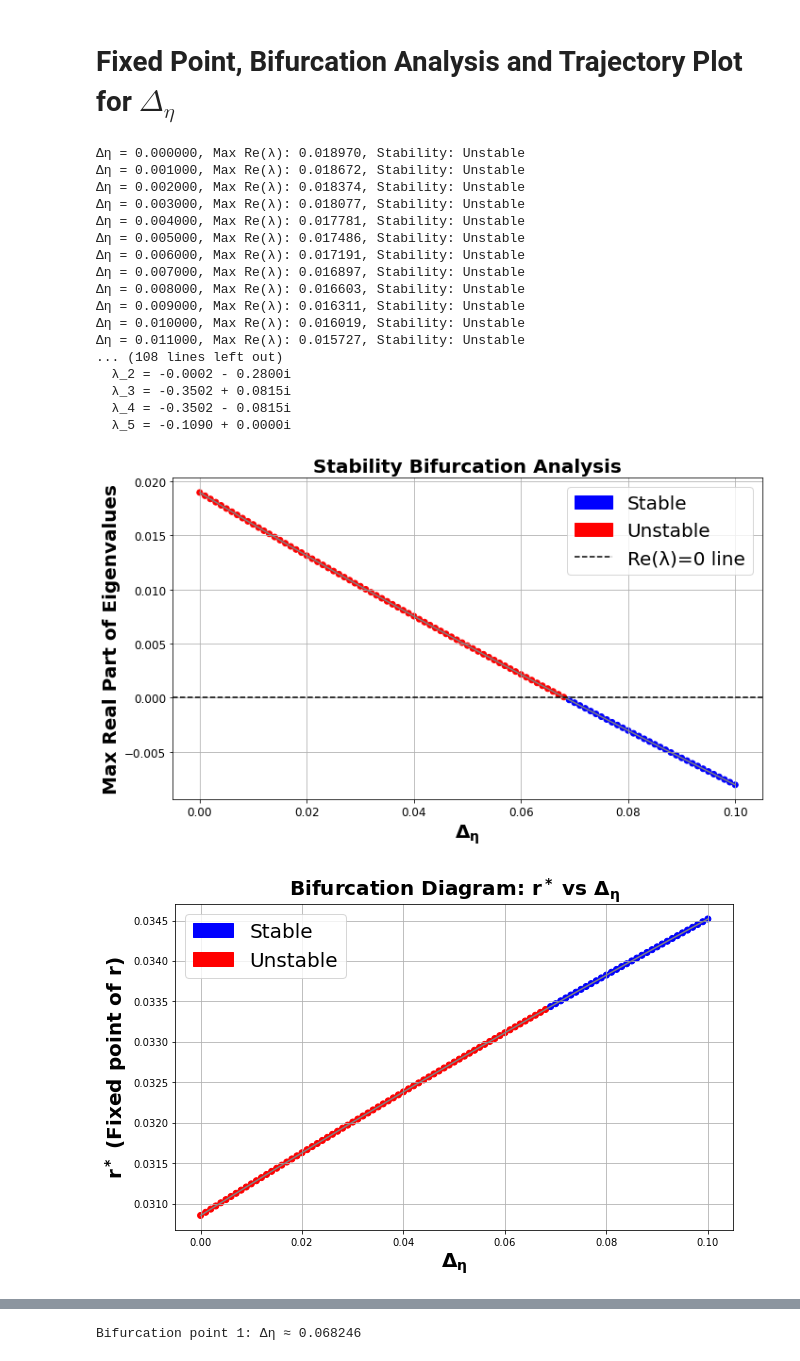
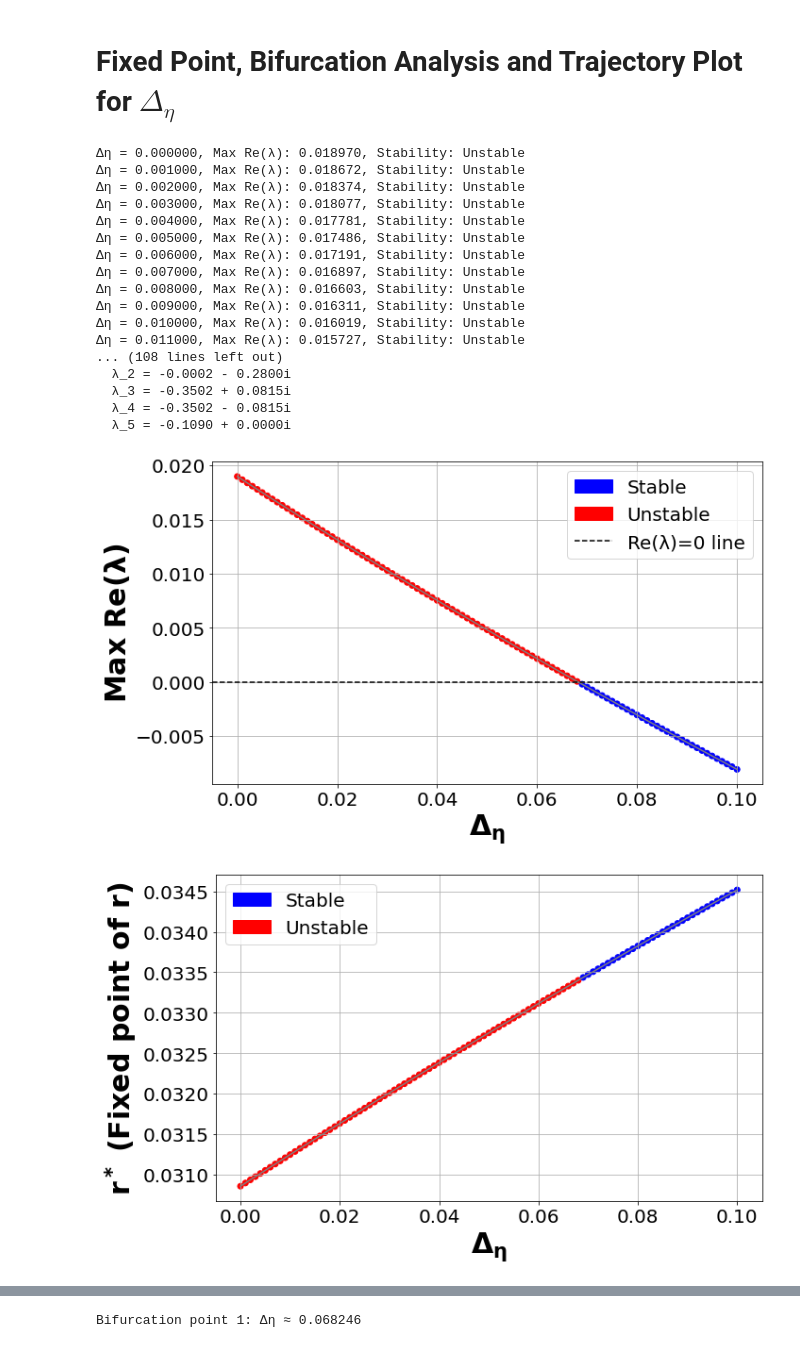
Before and after one commit to davidkelly2002/Final_Year_Thesis_Code, a Jupyter notebook: Bifurcation Analysis (DeltaBar and EtaBar) (Chapter 4).ipynb, the cells around one changed output, grey strips where cells are left out. Saved outputs shown, nothing was run; the diff lists cells and outputs as text; code cells hidden in the pictures.

```diff
--- a/Bifurcation Analysis (DeltaBar and EtaBar) (Chapter 4).ipynb
+++ b/Bifurcation Analysis (DeltaBar and EtaBar) (Chapter 4).ipynb
@@ -804,16 +810,17 @@ plt.figure(figsize=(10, 6))
 plt.plot(delta_success, max_real_eigvals, color='gray')
 plt.scatter(delta_success, max_real_eigvals, c=colors)
 plt.axhline(0, color='black', linestyle='--', label='Re(λ)=0 line')
-plt.xlabel(r'$\mathbf{\Delta_{\eta}}$', fontsize=20, fontweight='bold')
-plt.ylabel('Max Real Part of Eigenvalues', fontsize=20, fontweight='bold')
-plt.title('Stability Bifurcation Analysis', fontsize=20, fontweight='bold')
+plt.xlabel(r'$\mathbf{\Delta_{\eta}}$', fontsize=30, fontweight='bold')
+plt.ylabel(r'Max Re($\mathbf{\lambda}$)', fontsize=30, fontweight='bold')
+#plt.title('Stability Bifurcation Analysis', fontsize=20, fontweight='bold')
 plt.grid(True)
 plt.legend(handles=[
     stable_patch,
     unstable_patch,
     plt.Line2D([0], [0], color='black', linestyle='--', label="Re(λ)=0 line")
 ], fontsize=20)
-plt.tick_params(axis='both', which='major', labelsize=12)
+plt.xticks(fontsize=20)
+plt.yticks(fontsize=20)
 plt.tight_layout()
 plt.savefig('BifurcationDiagramDelta.png')
 plt.show()
@@ -822,42 +829,48 @@ plt.show()
 plt.figure(figsize=(10, 6))
 plt.scatter(delta_success, r_fixed, c=colors)
 plt.plot(delta_success, r_fixed, color='gray', linestyle='-')
-plt.xlabel(r'$\mathbf{\Delta_{\eta}}$', fontsize=20, fontweight='bold')
-plt.ylabel(r'$\mathbf{r^*}$ (Fixed point of $\mathbf{r}$)', fontsize=20, fontweight='bold')
-plt.title(r'Bifurcation Diagram: $\mathbf{r^*}$ vs $\mathbf{\Delta_{\eta}}$', fontsize=20, fontweight='bold')
+plt.xlabel(r'$\mathbf{\Delta_{\eta}}$', fontsize=30, fontweight='bold')
+plt.ylabel(r'$\mathbf{r^*}$ (Fixed point of $\mathbf{r}$)', fontsize=30, fontweight='bold')
+#plt.title(r'Bifurcation Diagram: $\mathbf{r^*}$ vs $\mathbf{\Delta_{\eta}}$', fontsize=20, fontweight='bold')
 plt.grid(True)
 plt.legend(handles=[stable_patch, unstable_patch], fontsize=20)
+plt.xticks(fontsize=20)
+plt.yticks(fontsize=20)
+plt.tight_layout()
 plt.savefig('BifurcationDiagramRDelta.png')
 plt.show()
 
 # Plot: v* vs Delta_eta
 plt.figure(figsize=(10, 6))
 plt.scatter(delta_success, v_fixed, c=colors)
 plt.plot(delta_success, v_fixed, color='gray', linestyle='-')
-plt.xlabel(r'$\mathbf{\Delta_{\eta}}$', fontsize=20, fontweight='bold')
-plt.ylabel(r'$\mathbf{v^*}$ (Fixed point of $\mathbf{v}$)', fontsize=20, fontweight='bold')
-plt.title(r'Bifurcation Diagram: $\mathbf{v^*}$ vs $\mathbf{\Delta_{\eta}}$', fontsize=20, fontweight='bold')
+plt.xlabel(r'$\mathbf{\Delta_{\eta}}$', fontsize=30, fontweight='bold')
+plt.ylabel(r'$\mathbf{v^*}$ (Fixed point of $\mathbf{v}$)', fontsize=30, fontweight='bold')
+#plt.title(r'Bifurcation Diagram: $\mathbf{v^*}$ vs $\mathbf{\Delta_{\eta}}$', fontsize=20, fontweight='bold')
 plt.grid(True)
 plt.legend(handles=[stable_patch, unstable_patch], fontsize=20)
+plt.xticks(fontsize=20)
+plt.yticks(fontsize=20)
+plt.tight_layout()
 plt.savefig('BifurcationDiagramVDelta.png')
 plt.show()
 # %% [output]
 Δη = 0.000000, Max Re(λ): 0.018970, Stability: Unstable
 Δη = 0.001000, Max Re(λ): 0.018672, Stability: Unstable
 Δη = 0.002000, Max Re(λ): 0.018374, Stability: Unstable
 Δη = 0.003000, Max Re(λ): 0.018077, Stability: Unstable
 Δη = 0.004000, Max Re(λ): 0.017781, Stability: Unstable
 Δη = 0.005000, Max Re(λ): 0.017486, Stability: Unstable
 Δη = 0.006000, Max Re(λ): 0.017191, Stability: Unstable
 Δη = 0.007000, Max Re(λ): 0.016897, Stability: Unstable
 Δη = 0.008000, Max Re(λ): 0.016603, Stability: Unstable
 Δη = 0.009000, Max Re(λ): 0.016311, Stability: Unstable
 Δη = 0.010000, Max Re(λ): 0.016019, Stability: Unstable
 Δη = 0.011000, Max Re(λ): 0.015727, Stability: Unstable
 ... (108 lines left out)
   λ_2 = -0.0002 - 0.2800i
   λ_3 = -0.3502 + 0.0815i
   λ_4 = -0.3502 - 0.0815i
   λ_5 = -0.1090 + 0.0000i
-[figure, old version]
+[figure, new version]
-[figure, old version]
+[figure, new version]
```
Also changed, not shown: parts of 8 cells of this notebook, 3 other files.
